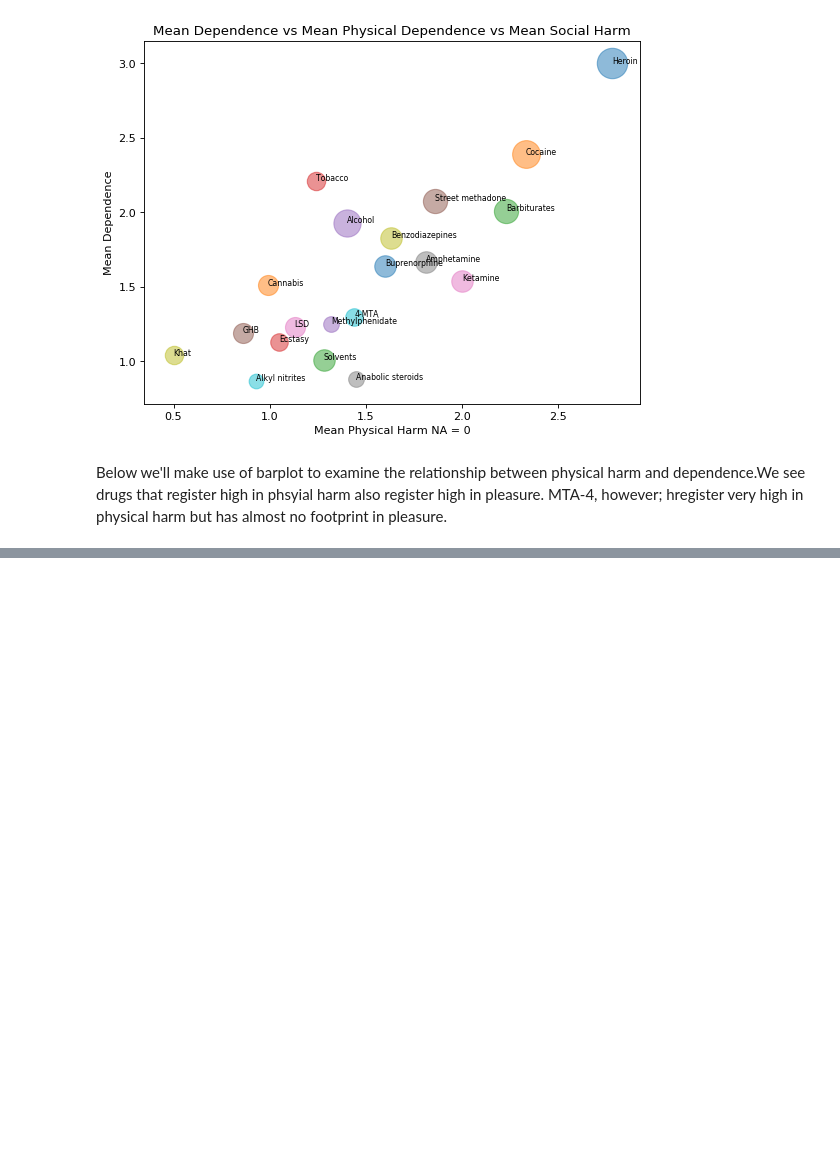
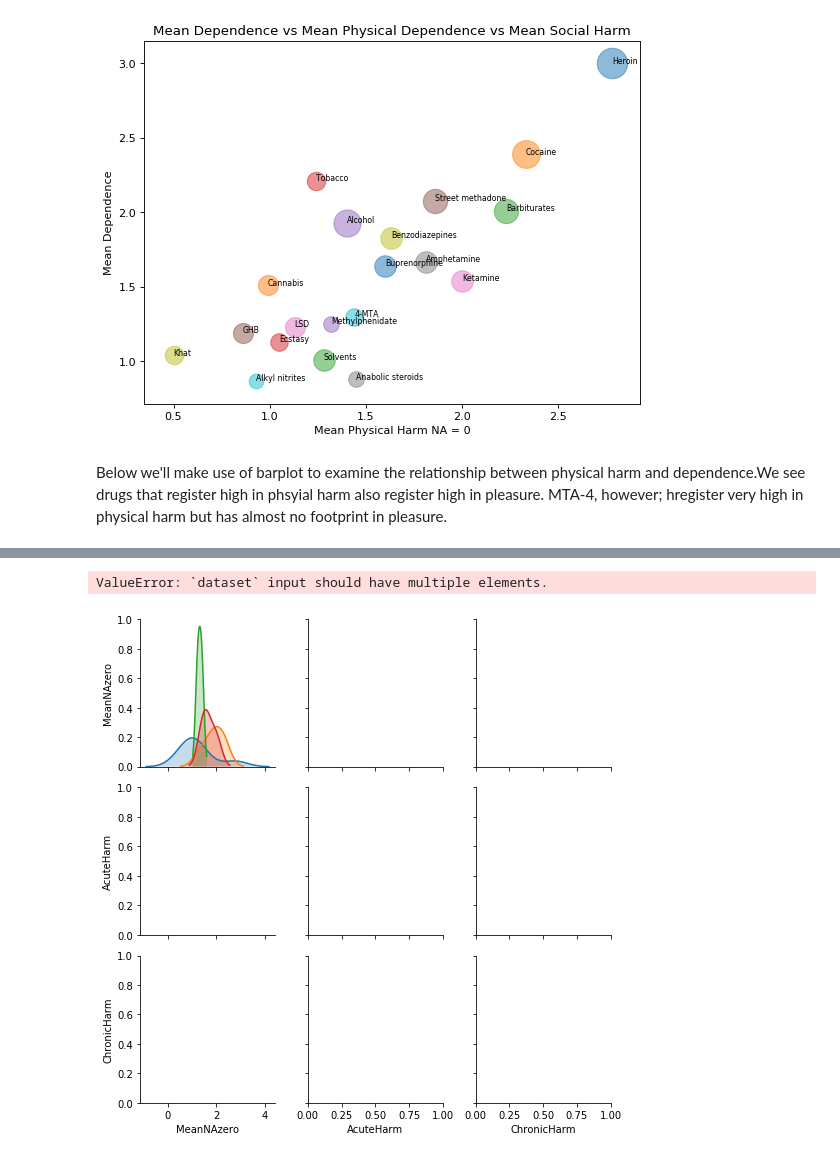
Before and after one commit to MichaelWest1993/drugharmdependence, a Jupyter notebook: drugharmdependence.ipynb, the cells around one changed output, grey strips where cells are left out. Cells and saved outputs as stored; diff of their text form; code cells hidden in the pictures; blank space fills up the shorter version.

```diff
--- a/drugharmdependence.ipynb
+++ b/drugharmdependence.ipynb
@@ -109,3 +110,7 @@ sns.barplot(df.Drug, df.AcuteHarm, hue=df.Pleasure, palette='coolwarm')
 # %%
-df1=df.drop(columns=['MeanDependence','Pleasure','Psychological','Physical',
-           'MeanSocialHarm','Intoxication','SocialHarm','HealthCareCosts'],axis=0)
+df1=df.drop(columns=['sumMeanPhysandDep','MeanPhysicalHarm','MedianPhysicalHarm','MeanDependence','Pleasure','Psychological','Physical',
+           'MeanSocialHarm','Intoxication','SocialHarm','HealthCareCosts','IVHarm'],axis=0)
+sns.pairplot(df1,hue='Schedule')
+# %% [output]
+ValueError: `dataset` input should have multiple elements.
+[figure, added]
```
Also changed, not shown: parts of 2 cells of this notebook.
